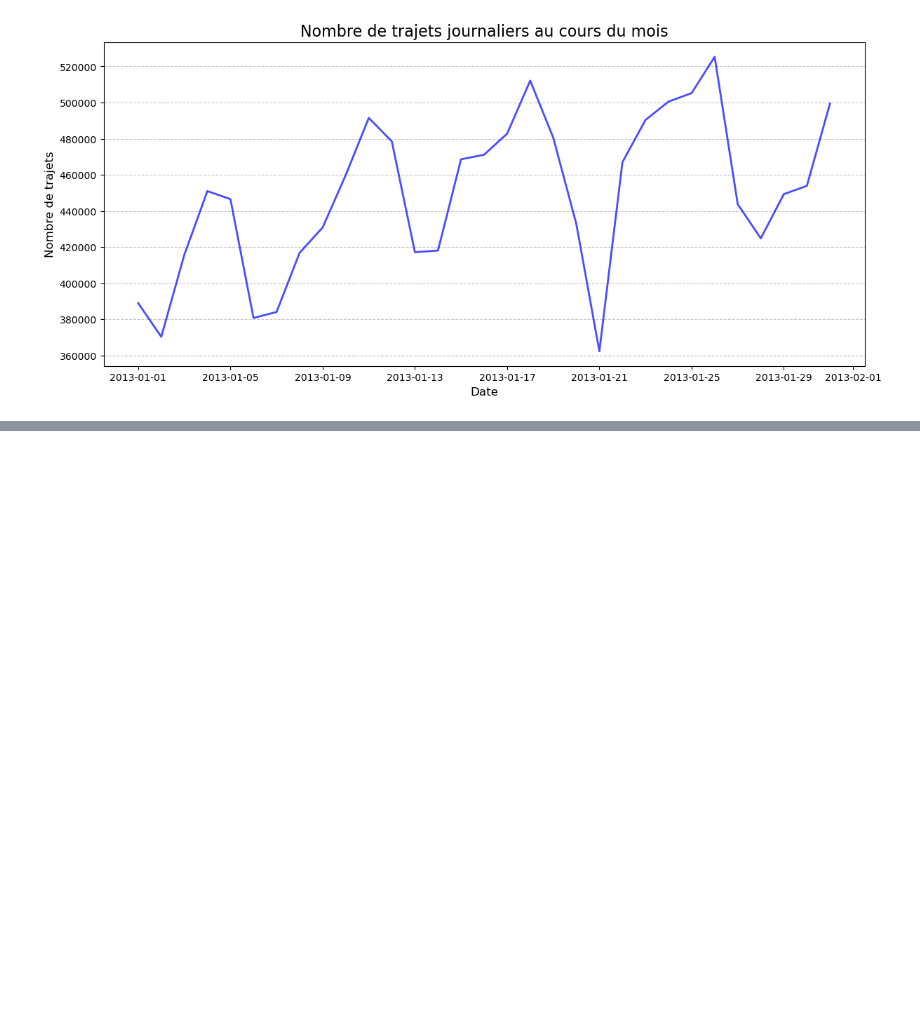
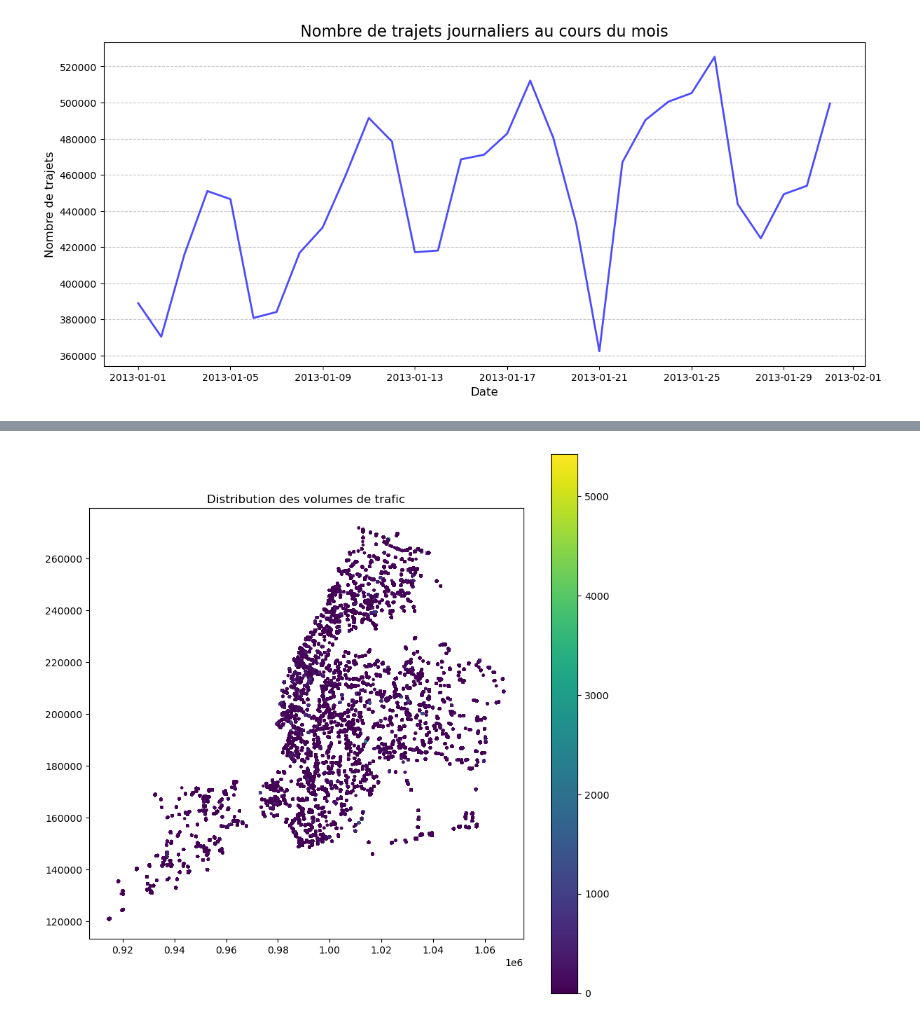
Before and after one commit to kwame-mbobda-kuate/kurisue, a Jupyter notebook: stats_descriptives.ipynb, the cells around one changed output, grey strips where cells are left out. Drawn from its saved outputs; the diff is of its cells as text; code cells hidden in the pictures; blank space fills up the shorter version.

```diff
--- a/stats_descriptives.ipynb
+++ b/stats_descriptives.ipynb
@@ -149,3 +164,9 @@ plt.grid(axis='y', linestyle='--', alpha=0.7)
 plt.show()
 # %% [output]
 [figure]
+# %%
+# Renommer les colonnes pour qu'elles soient explicites
+traffic_data = traffic_data.rename(columns={'Yr': 'year', 'M': 'month', 'D': 'day', 'HH' : 'hour', 'MM' : 'minute'})
+
+# Vérification des colonnes
+print(traffic_data.columns)
@@ -151,0 +178,4 @@ plt.show()
+# %%
+# Conversion en datetime
+traffic_data['datetime'] = pd.to_datetime(traffic_data[['year', 'month', 'day', 'hour', 'minute']])
+print(traffic_data[['year', 'month', 'day', 'datetime']].head())
@@ -151,0 +192,10 @@ plt.show()
+# %%
+traffic_data['geometry'] = traffic_data['WktGeom'].apply(wkt.loads)
+# %%
+gdf = gpd.GeoDataFrame(traffic_data, geometry='geometry')
+# %%
+ax = gdf.plot(column='Vol', legend=True, cmap='viridis', markersize=5, figsize=(10, 10))
+plt.title('Distribution des volumes de trafic')
+plt.show()
+# %% [output]
+[figure, added]
```
Also changed, not shown: parts of 15 cells of this notebook.
